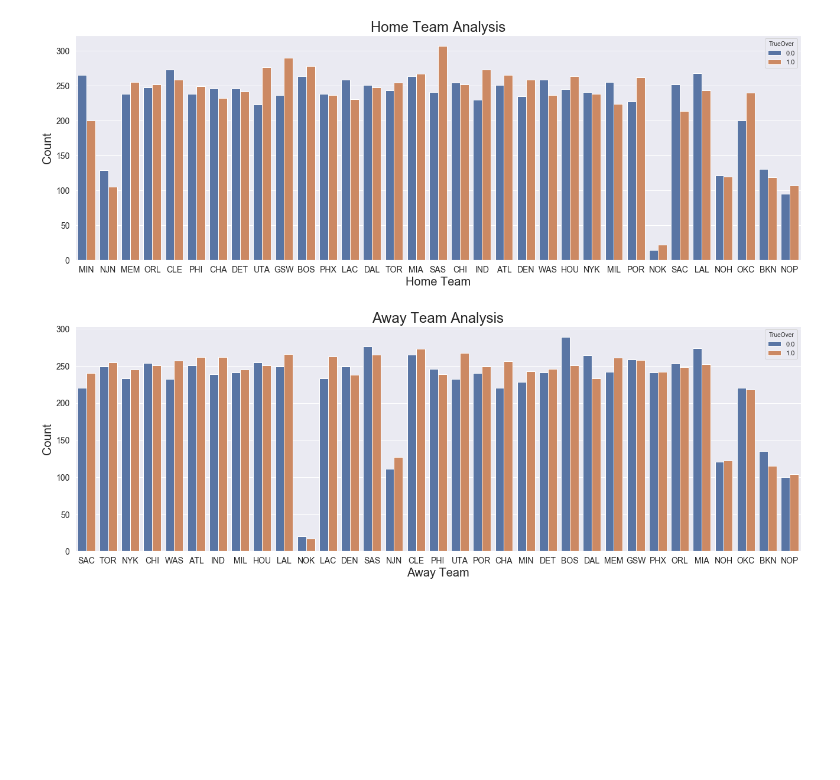
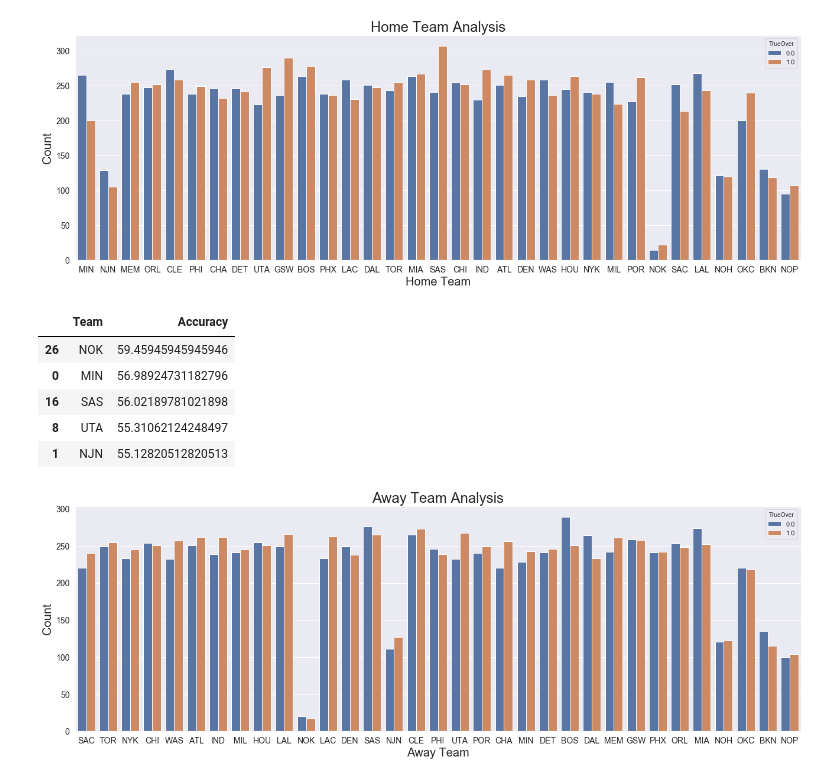
Before and after one commit to SidTheKid007/NBA-Gambling, a Jupyter notebook: Betting Visual Analysis.ipynb, the cells around one changed output. Cells and saved outputs as stored; diff of their text form; code cells hidden in the pictures; blank space fills up the shorter version.

Commit message:
Visual Analysis of Data Distribution

```diff
--- a/Betting Visual Analysis.ipynb
+++ b/Betting Visual Analysis.ipynb
@@ -160,6 +127,27 @@ ax.tick_params(labelsize=14)
 plt.show()
 # %% [output]
 [figure]
+# %%
+team = df.HomeTeam.unique()
+df3 = df2.copy(deep=True)
+df3 = df3[['HomeTeam','TrueOver']]
+naive = []
+for t in team:
+    df4 = df3.copy(deep=True)
+    df4 = df4[df4['HomeTeam'] == t]
+    naive.append(t)
+    naive.append(100*max(len(df4[df4['TrueOver'] == 1]),len(df4[df4['TrueOver'] == 0])) / (len(df4[df4['TrueOver'] == 1]) + len(df4[df4['TrueOver'] == 0])))
+tdata = np.array(naive)
+tdata2 = np.reshape(tdata, (-1, 2))
+betline2 = pd.DataFrame(tdata2, columns=['Team', 'Accuracy'])
+betline2.sort_values(by=['Accuracy'],ascending=False).head()
+# %% [output]
+|  | Team | Accuracy |
+| 26 | NOK | 59.45945945945946 |
+| 0 | MIN | 56.98924731182796 |
+| 16 | SAS | 56.02189781021898 |
+| 8 | UTA | 55.31062124248497 |
+| 1 | NJN | 55.12820512820513 |
 # %%
 sns.set(rc={'figure.figsize':(22,7)})
 ax = sns.countplot(x="AwayTeam", hue="TrueOver", data=df2)
```
Also changed, not shown: parts of 2 cells of this notebook.
